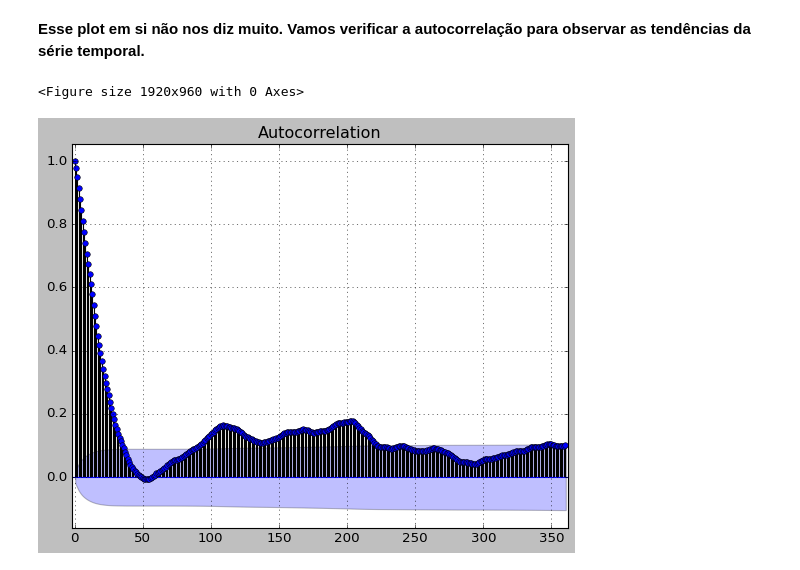
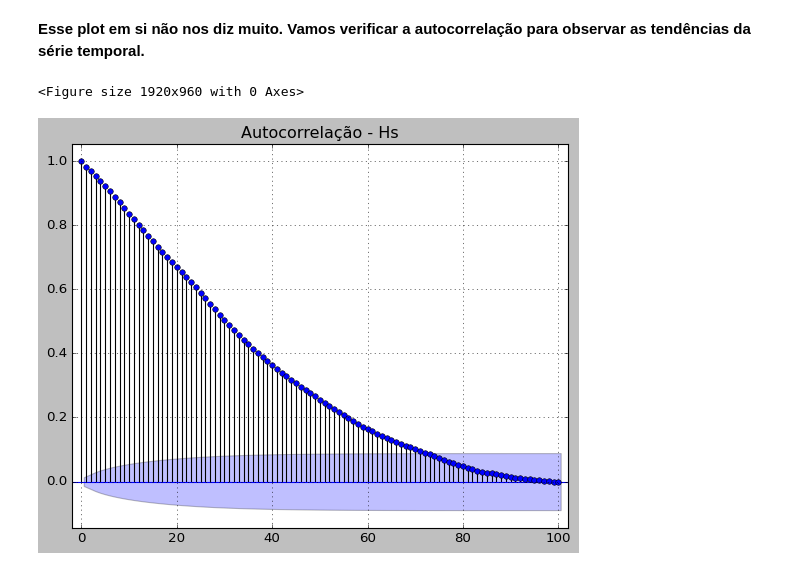
Before and after one commit to jonatanriq/oceanografia, a Jupyter notebook: simcosta_autocorrelacao.ipynb, the cells around one changed output. Saved outputs shown, nothing was run; the diff lists cells and outputs as text; code cells hidden in the pictures.

```diff
--- a/simcosta_autocorrelacao.ipynb
+++ b/simcosta_autocorrelacao.ipynb
@@ -41,14 +51,14 @@ plt.grid()
 # %% [markdown]
 <p> <strong> Esse plot em si não nos diz muito. Vamos verificar a autocorrelação para observar as tendências da série temporal. <strong> </p>
 # %%
-hsig = dados.Hsig.resample('2H').mean().interpolate(method ='linear', limit_direction ='forward')
+hsig = dados.Hsig.resample('1H').mean().interpolate(method ='linear', limit_direction ='forward')
 plt.figure(figsize=(24,12))
 plt.style.use('classic')
-plot_acf(hsig, lags=360)
-plt.xlim(-2,362)
+plot_acf(hsig, lags=100)
+plt.xlim(-2,102)
 plt.grid(linestyle=':')
-
+plt.title('Autocorrelação - Hs')
 plt.show()
 # %% [output]
 <Figure size 1920x960 with 0 Axes>
-[figure, old version]
+[figure, new version]
```
Also changed, not shown: parts of 23 cells of this notebook.
